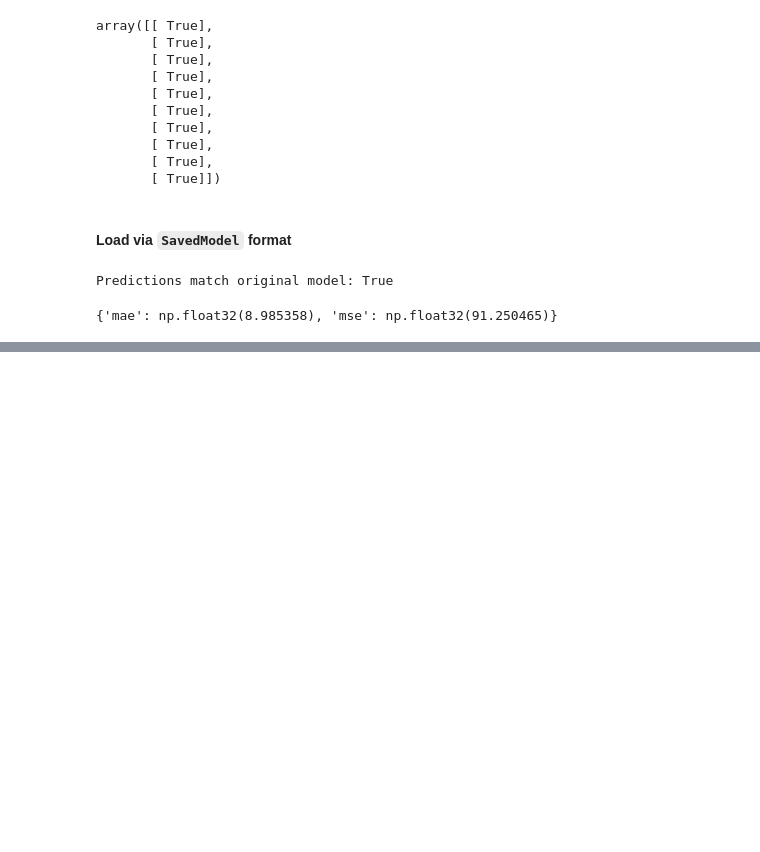
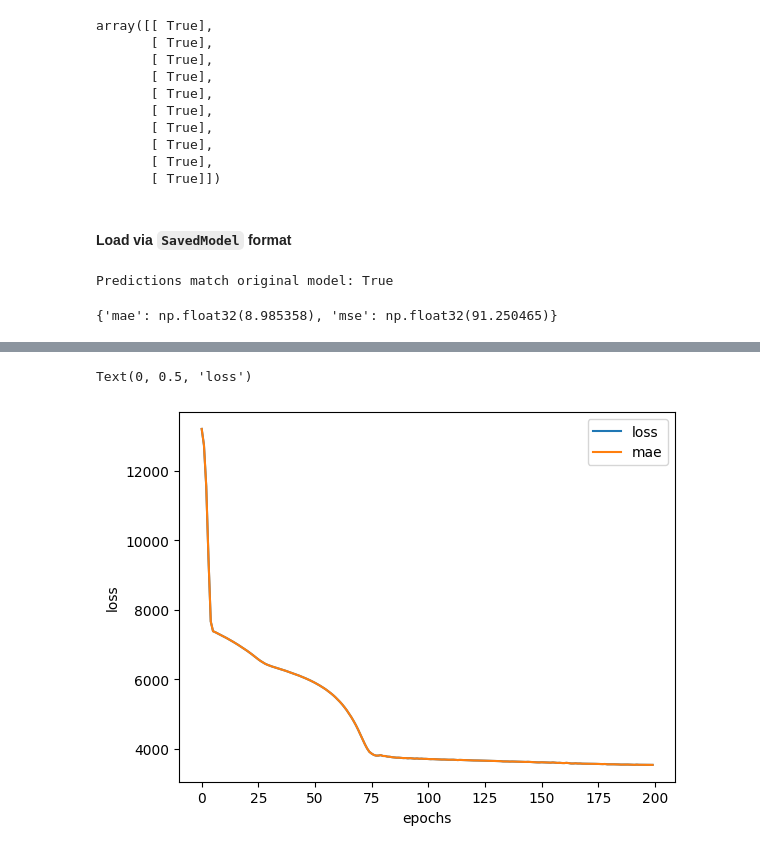
Before and after one commit to VED-PRAKA5H/TensorFlow-and-Deep-Learning, a Jupyter notebook: TF-NN-regression-1.2.ipynb, the cells around one changed output, grey strips where cells are left out. Cells and saved outputs as stored; diff of their text form; code cells hidden in the pictures; blank space fills up the shorter version.

Commit message:
applied nn on large data

```diff
--- a/TF-NN-regression-1.2.ipynb
+++ b/TF-NN-regression-1.2.ipynb
@@ -889,0 +946,4 @@ mae_mse(y_test, tf.squeeze(prediction_output))
+# %%
+# Let's try ont-hot encode our DataFrame so it's all numbers.
+insurance_one_hot = pd.get_dummies(insurance, dtype=float)
+insurance_one_hot.head()
@@ -889,0 +959,10 @@ mae_mse(y_test, tf.squeeze(prediction_output))
+# %%
+# Create X and y values (features and labels)
+X = insurance_one_hot.drop("charges", axis=1)
+y = insurance_one_hot[['charges']]    # using [[]] returns dataframe like X
+# %%
+# Split the X and y into training and test set using scikit-learn
+from sklearn.model_selection import train_test_split
+
+# Split data into test and train into tensor
+X_train, X_test, y_train, y_test = train_test_split(X, y, test_size=0.20, random_state=24)
@@ -889,0 +1088,24 @@ mae_mse(y_test, tf.squeeze(prediction_output))
+# %%
+# Set the seed
+tf.random.set_seed(24)
+
+# 1. Create the model
+insurance_model_3 = tf.keras.Sequential([
+    tf.keras.Input(shape=(11, )),
+    tf.keras.layers.Dense(128),
+    tf.keras.layers.Dense(32),
+    tf.keras.layers.Dense(1)
+])
+
+# 2. Compile the model
+insurance_model_3.compile(
+    loss=tf.keras.losses.mae,
+    optimizer=tf.keras.optimizers.Adam(),
+    metrics=['mae']
+)
+
+
+# Step 3: Fit the model to the training data
+history = insurance_model_3.fit(X_train, y_train, epochs=200, verbose=0)
+
+# 'history' stores details about the training process, including loss and accuracy metrics.
@@ -889,0 +1118,8 @@ mae_mse(y_test, tf.squeeze(prediction_output))
+# %%
+# Plot history (also know as a loss curve or a training curve)
+pd.DataFrame(history.history).plot()
+plt.xlabel('epochs')
+plt.ylabel('loss')
+# %% [output]
+Text(0, 0.5, 'loss')
+[figure, added]
```
Also changed, not shown: parts of 42 cells of this notebook.
